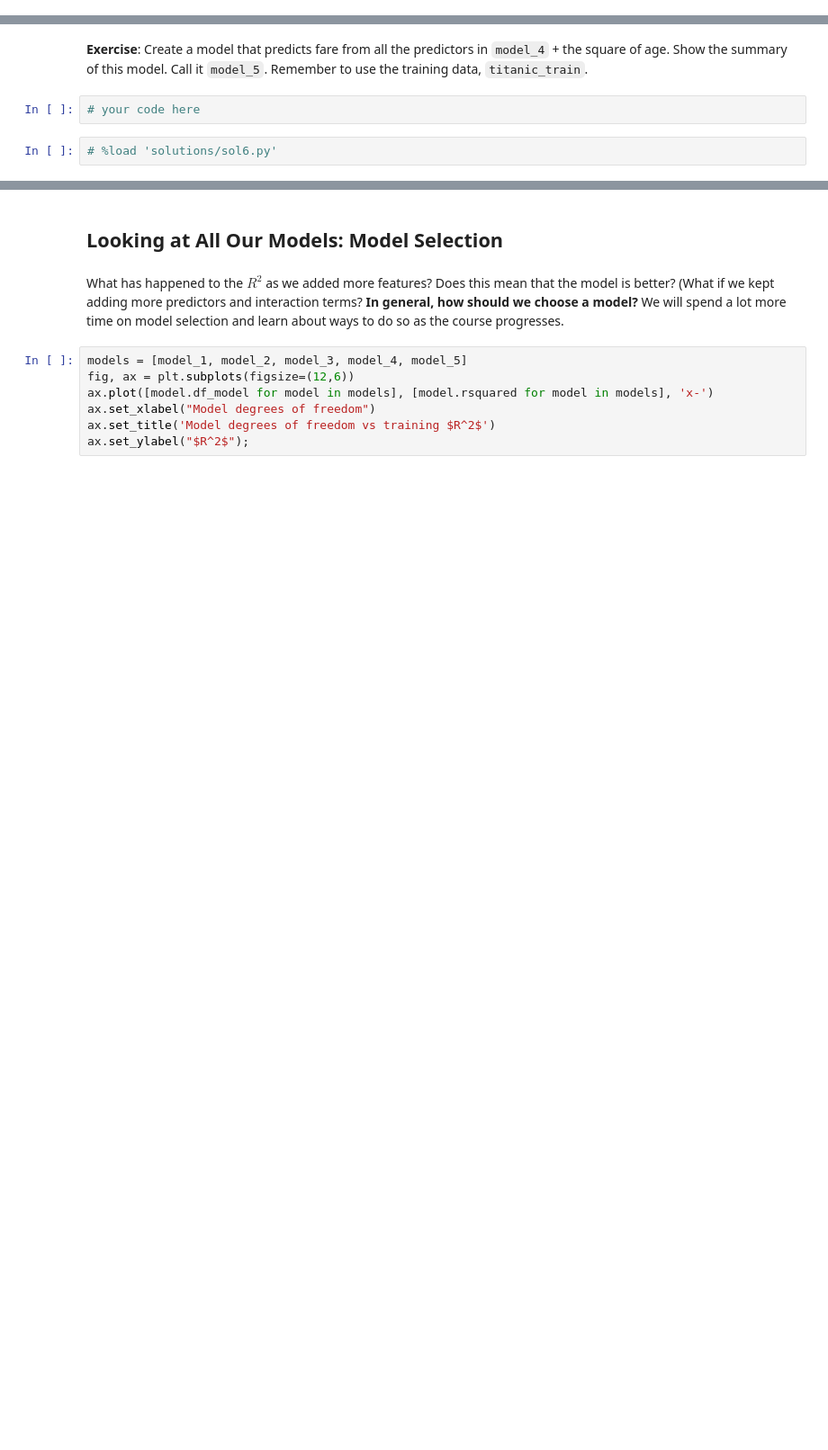
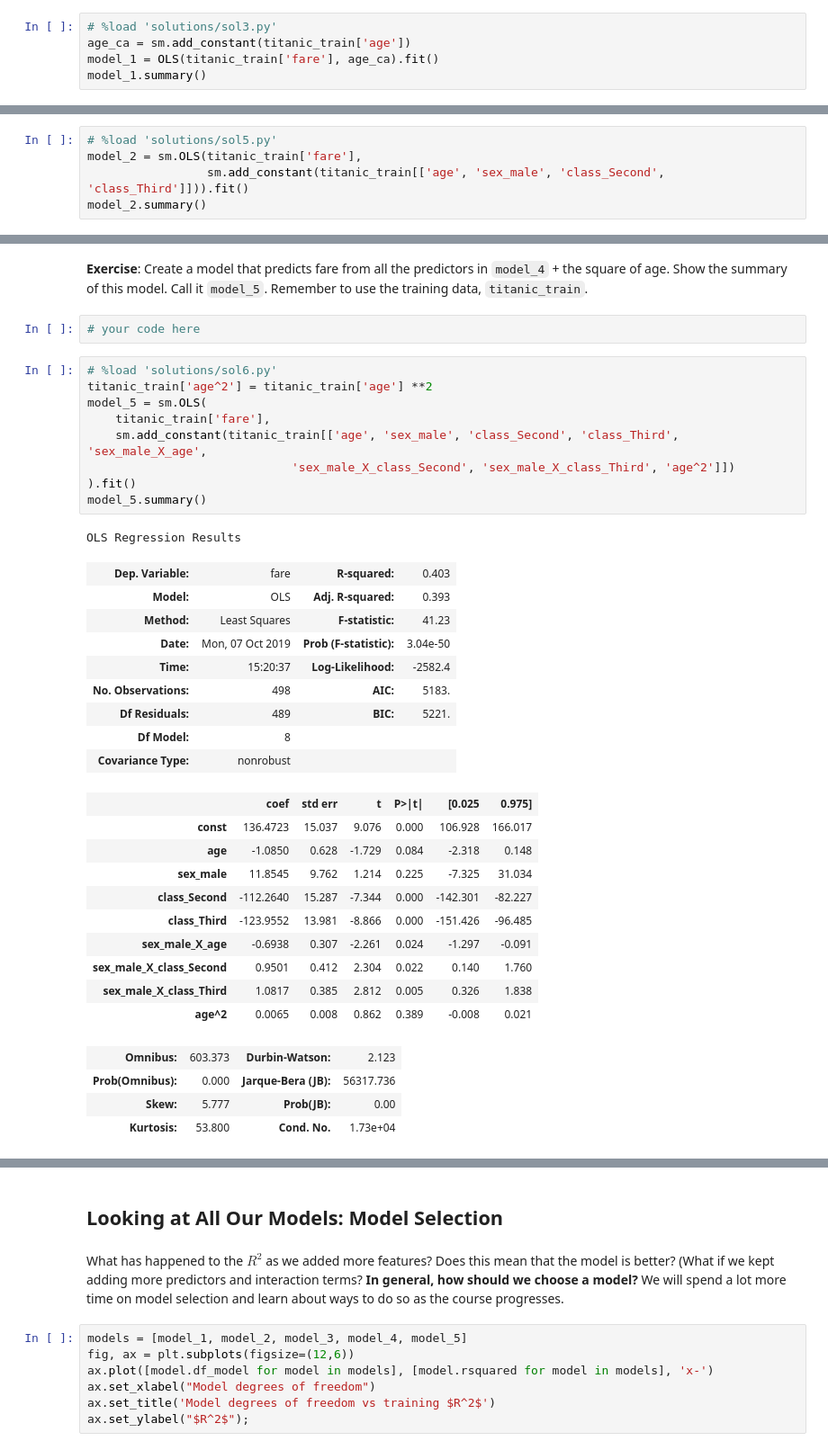
Before and after one commit to lingcog/2019-CS109A, a Jupyter notebook: content/sections/section3/notebook/cs109a_section_3.ipynb, the cells around one changed output, grey strips where cells are left out. Shown at 90% size. Saved outputs shown, nothing was run; the diff lists cells and outputs as text; blank space fills up the shorter version.

```diff
--- a/content/sections/section3/notebook/cs109a_section_3.ipynb
+++ b/content/sections/section3/notebook/cs109a_section_3.ipynb
@@ -124,0 +180,5 @@ import statsmodels.api as sm
+# %%
+# %load 'solutions/sol3.py'
+age_ca = sm.add_constant(titanic_train['age'])
+model_1 = OLS(titanic_train['fare'], age_ca).fit()
+model_1.summary()
@@ -167,0 +279,5 @@ titanic_train_copy.head()
+# %%
+# %load 'solutions/sol5.py'
+model_2 = sm.OLS(titanic_train['fare'],
+                 sm.add_constant(titanic_train[['age', 'sex_male', 'class_Second', 'class_Third']])).fit()
+model_2.summary()
@@ -226,5 +420,37 @@ ax.legend();
 **Exercise**: Create a model that predicts fare from all the predictors in `model_4` + the square of age. Show the summary of this model. Call it `model_5`. Remember to use the training data, `titanic_train`.
 # %%
 # your code here
-# %%
-# %load 'solutions/sol6.py'
+# %%
+# %load 'solutions/sol6.py'
+titanic_train['age^2'] = titanic_train['age'] **2
+model_5 = sm.OLS(
+    titanic_train['fare'],
+    sm.add_constant(titanic_train[['age', 'sex_male', 'class_Second', 'class_Third', 'sex_male_X_age',
+                             'sex_male_X_class_Second', 'sex_male_X_class_Third', 'age^2']])
+).fit()
+model_5.summary()
+# %% [output]
+OLS Regression Results
+| Dep. Variable: | fare | R-squared: | 0.403 |
+| Model: | OLS | Adj. R-squared: | 0.393 |
+| Method: | Least Squares | F-statistic: | 41.23 |
+| Date: | Mon, 07 Oct 2019 | Prob (F-statistic): | 3.04e-50 |
+| Time: | 15:20:37 | Log-Likelihood: | -2582.4 |
+| No. Observations: | 498 | AIC: | 5183. |
+| Df Residuals: | 489 | BIC: | 5221. |
+| Df Model: | 8 |  |  |
+| Covariance Type: | nonrobust |  |  |
+|  | coef | std err | t | P>|t| | [0.025 | 0.975] |
+| const | 136.4723 | 15.037 | 9.076 | 0.000 | 106.928 | 166.017 |
+| age | -1.0850 | 0.628 | -1.729 | 0.084 | -2.318 | 0.148 |
+| sex_male | 11.8545 | 9.762 | 1.214 | 0.225 | -7.325 | 31.034 |
+| class_Second | -112.2640 | 15.287 | -7.344 | 0.000 | -142.301 | -82.227 |
+| class_Third | -123.9552 | 13.981 | -8.866 | 0.000 | -151.426 | -96.485 |
+| sex_male_X_age | -0.6938 | 0.307 | -2.261 | 0.024 | -1.297 | -0.091 |
+| sex_male_X_class_Second | 0.9501 | 0.412 | 2.304 | 0.022 | 0.140 | 1.760 |
+| sex_male_X_class_Third | 1.0817 | 0.385 | 2.812 | 0.005 | 0.326 | 1.838 |
+| age^2 | 0.0065 | 0.008 | 0.862 | 0.389 | -0.008 | 0.021 |
+| Omnibus: | 603.373 | Durbin-Watson: | 2.123 |
+| Prob(Omnibus): | 0.000 | Jarque-Bera (JB): | 56317.736 |
+| Skew: | 5.777 | Prob(JB): | 0.00 |
+| Kurtosis: | 53.800 | Cond. No. | 1.73e+04 |
```
Also changed, not shown: parts of 22 cells of this notebook, 3 other files.
